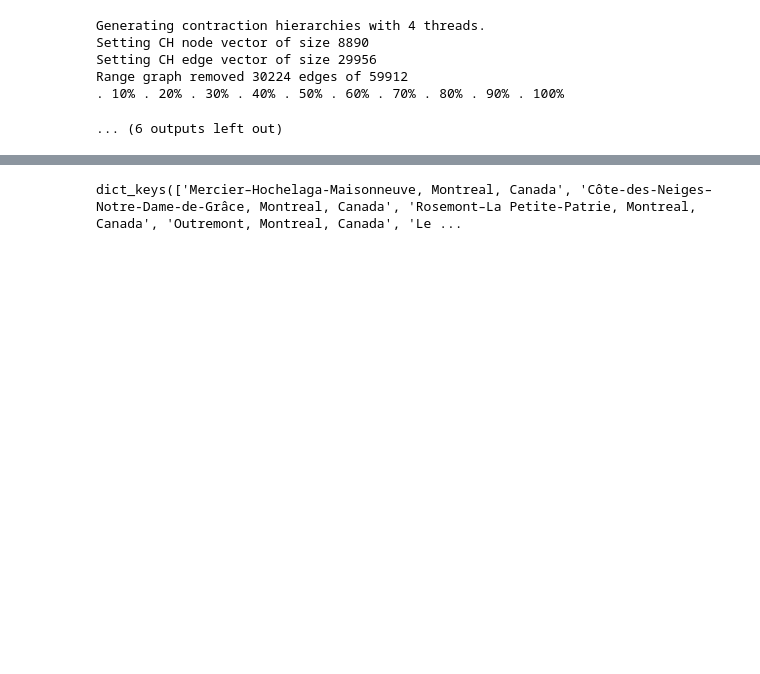
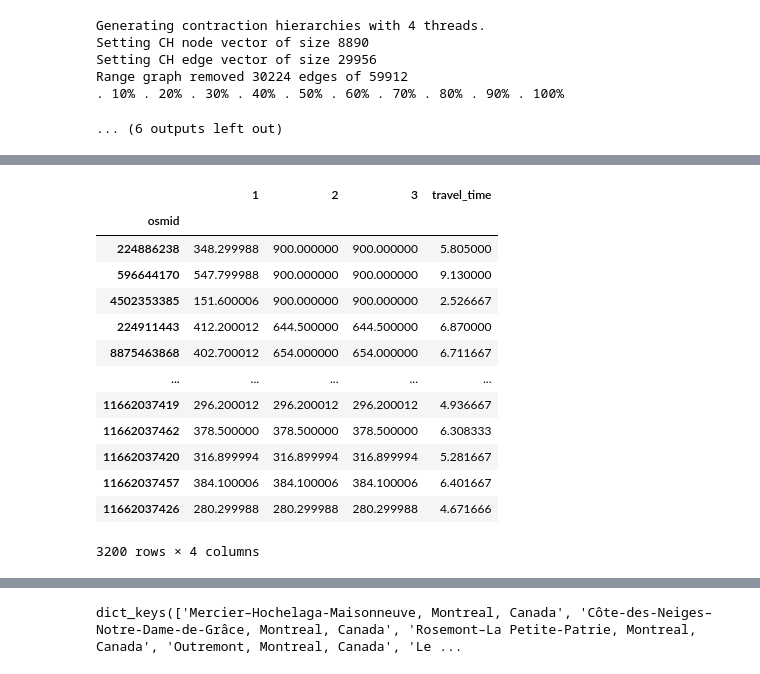
Before and after one commit to michelo200/GDS_project_deployment, a Jupyter notebook: initial_analysis/clean_walking_distances_2.ipynb, the cells around one changed output, grey strips where cells are left out. Drawn from its saved outputs; the diff is of its cells as text; code cells hidden in the pictures; blank space fills up the shorter version.

```diff
--- a/initial_analysis/clean_walking_distances_2.ipynb
+++ b/initial_analysis/clean_walking_distances_2.ipynb
@@ -276,0 +297,17 @@ Range graph removed 30224 edges of 59912
+# %%
+walking_distances['cafe']['Anjou, Montreal, Canada']
+# %% [output]
+|  | 1 | 2 | 3 | travel_time |
+| osmid |  |  |  |  |
+| 224886238 | 348.299988 | 900.000000 | 900.000000 | 5.805000 |
+| 596644170 | 547.799988 | 900.000000 | 900.000000 | 9.130000 |
+| 4502353385 | 151.600006 | 900.000000 | 900.000000 | 2.526667 |
+| 224911443 | 412.200012 | 644.500000 | 644.500000 | 6.870000 |
+| 8875463868 | 402.700012 | 654.000000 | 654.000000 | 6.711667 |
+| ... | ... | ... | ... | ... |
+| 11662037419 | 296.200012 | 296.200012 | 296.200012 | 4.936667 |
+| 11662037462 | 378.500000 | 378.500000 | 378.500000 | 6.308333 |
+| 11662037420 | 316.899994 | 316.899994 | 316.899994 | 5.281667 |
+| 11662037457 | 384.100006 | 384.100006 | 384.100006 | 6.401667 |
+| 11662037426 | 280.299988 | 280.299988 | 280.299988 | 4.671666 |
+3200 rows × 4 columns
```
Also changed, not shown: parts of 8 cells of this notebook.
